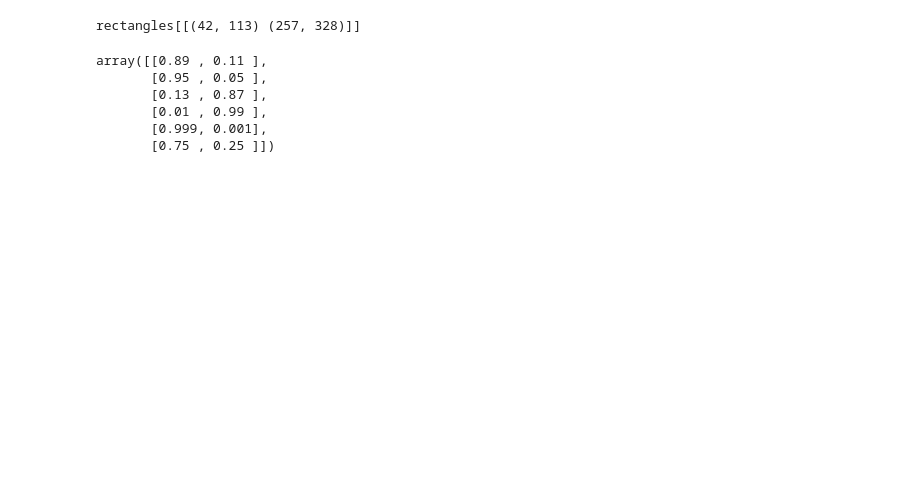
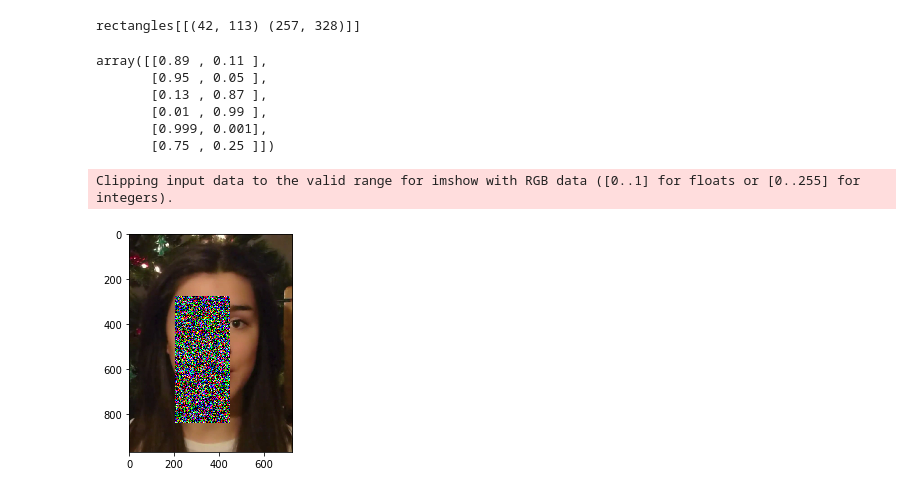
Before and after one commit to sowmen/face-forensics-solution, a Jupyter notebook: data.ipynb, the cells around one changed output. Saved outputs shown, nothing was run; the diff lists cells and outputs as text; code cells hidden in the pictures; blank space fills up the shorter version.

```diff
--- a/data.ipynb
+++ b/data.ipynb
@@ -241,3 +242,17 @@ array([[0.89 , 0.11 ],
        [0.01 , 0.99 ],
        [0.999, 0.001],
        [0.75 , 0.25 ]])
+# %%
+path = 'ff_data/face_crops/ori_724/170_0.png'
+image = cv2.imread(path, cv2.IMREAD_COLOR)
+image = cv2.cvtColor(image, cv2.COLOR_BGR2RGB)
+imt = torch.from_numpy(np.moveaxis(image / (255.0 if image.dtype == np.uint8 else 1), -1, 0).astype(np.float32))
+# %%
+from torchvision.transforms import RandomErasing
+ret = RandomErasing(p=1.0, scale=(0.02,0.2), value="random")(imt)
+
+plt.imshow(ret.permute(1,2,0))
+plt.show()
+# %% [output]
+Clipping input data to the valid range for imshow with RGB data ([0..1] for floats or [0..255] for integers).
+[figure, added]
```
Also changed, not shown: parts of 3 cells of this notebook, 3 other files.
